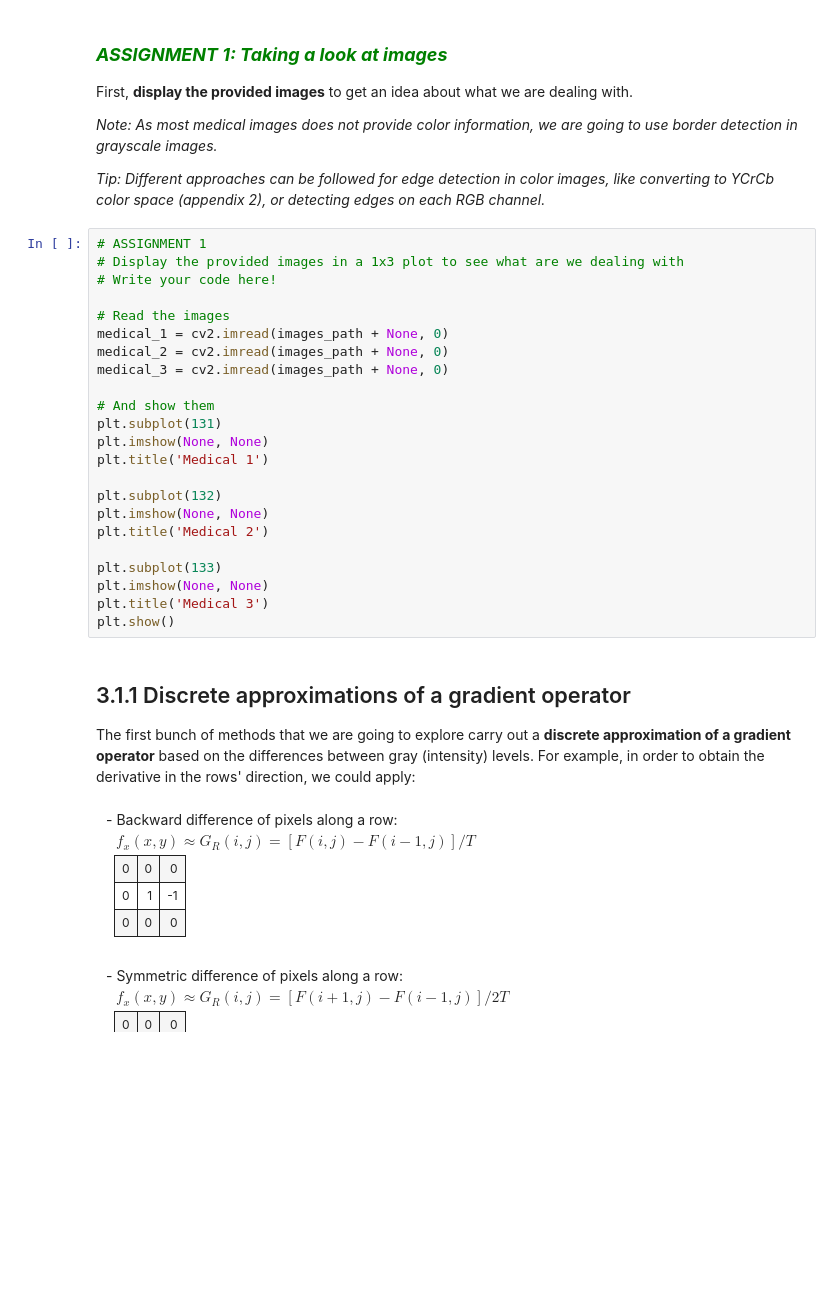
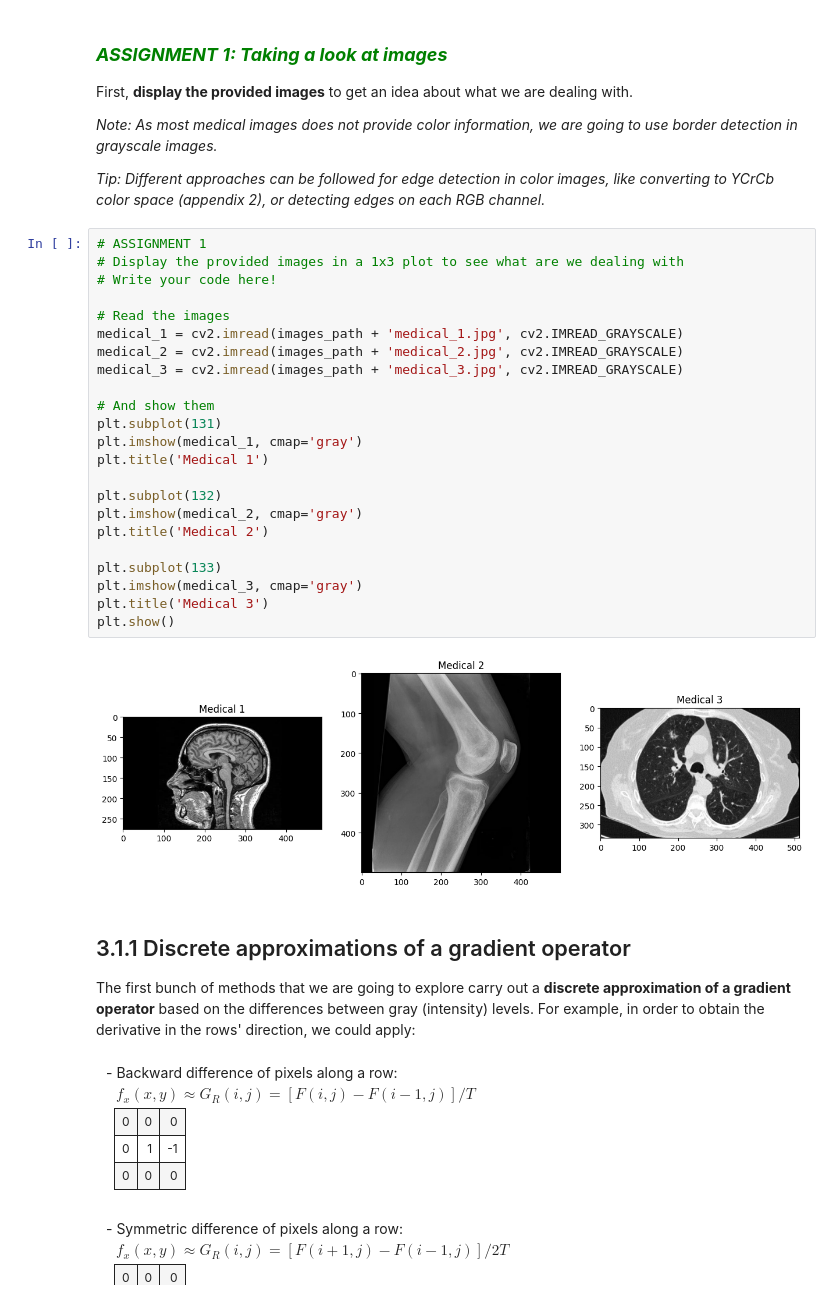
Before and after one commit to uo282210/uma_cv_2023, a Jupyter notebook: Chapter 03. Edge detection/3.1 Operators based on first derivative.ipynb, the cells around one changed output. Saved outputs shown, nothing was run; the diff lists cells and outputs as text; blank space fills up the shorter version.

```diff
--- a/Chapter 03. Edge detection/3.1 Operators based on first derivative.ipynb
+++ b/Chapter 03. Edge detection/3.1 Operators based on first derivative.ipynb
@@ -103,26 +103,28 @@ First, **display the provided images** to get an idea about what we are dealing
 # %%
 # ASSIGNMENT 1
 # Display the provided images in a 1x3 plot to see what are we dealing with
 # Write your code here!
 
 # Read the images
-medical_1 = cv2.imread(images_path + None, 0)
-medical_2 = cv2.imread(images_path + None, 0)
-medical_3 = cv2.imread(images_path + None, 0)
+medical_1 = cv2.imread(images_path + 'medical_1.jpg', cv2.IMREAD_GRAYSCALE)
+medical_2 = cv2.imread(images_path + 'medical_2.jpg', cv2.IMREAD_GRAYSCALE)
+medical_3 = cv2.imread(images_path + 'medical_3.jpg', cv2.IMREAD_GRAYSCALE)
 
 # And show them
 plt.subplot(131)
-plt.imshow(None, None)
+plt.imshow(medical_1, cmap='gray')
 plt.title('Medical 1')
 
 plt.subplot(132)
-plt.imshow(None, None)
+plt.imshow(medical_2, cmap='gray')
 plt.title('Medical 2')
 
 plt.subplot(133)
-plt.imshow(None, None)
+plt.imshow(medical_3, cmap='gray')
 plt.title('Medical 3')
 plt.show()
+# %% [output]
+[figure, added]
 # %% [markdown]
 ## 3.1.1 Discrete approximations of a gradient operator <a id=311></a>
 
```
Also changed, not shown: parts of 10 cells of this notebook, 1 other file.
